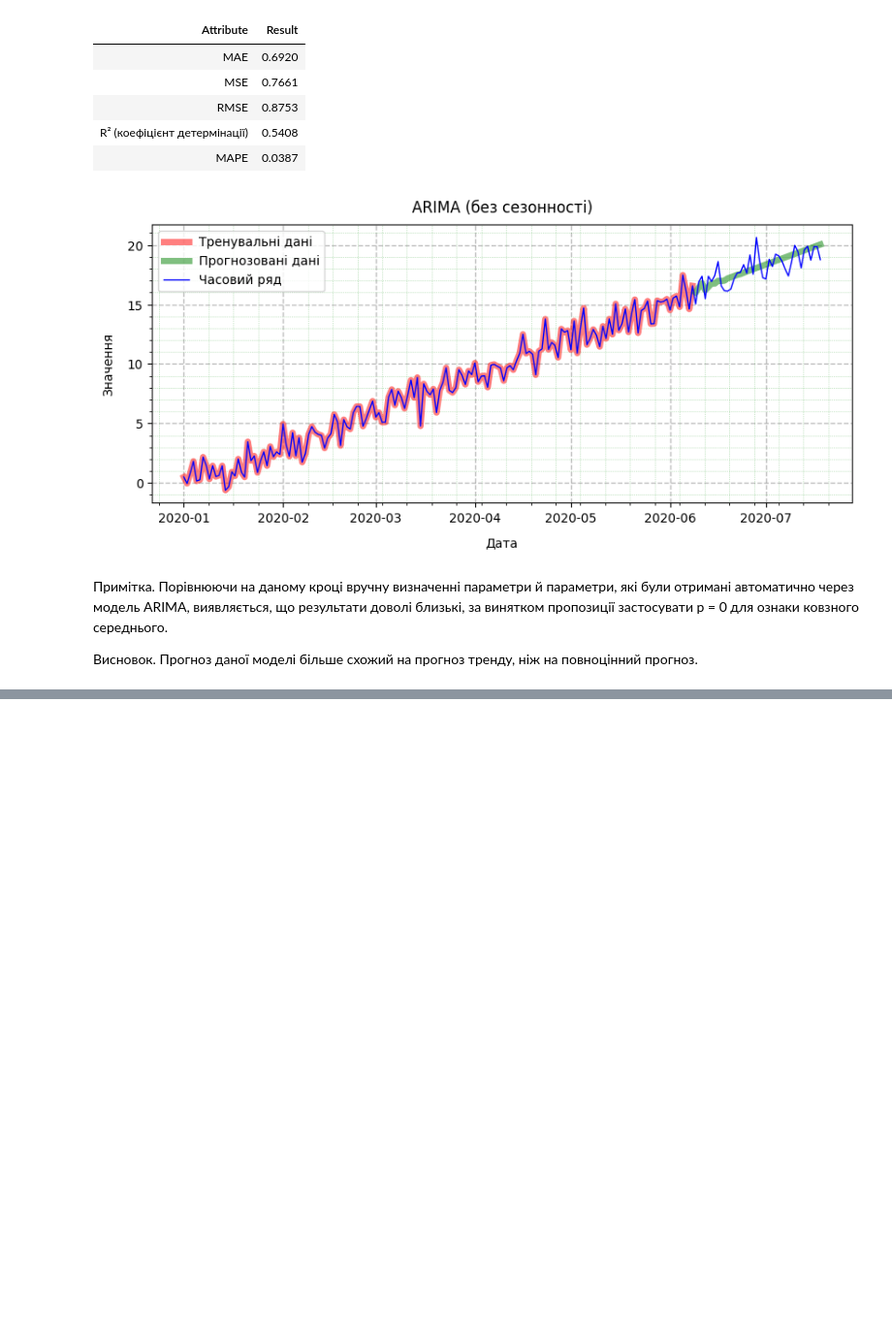
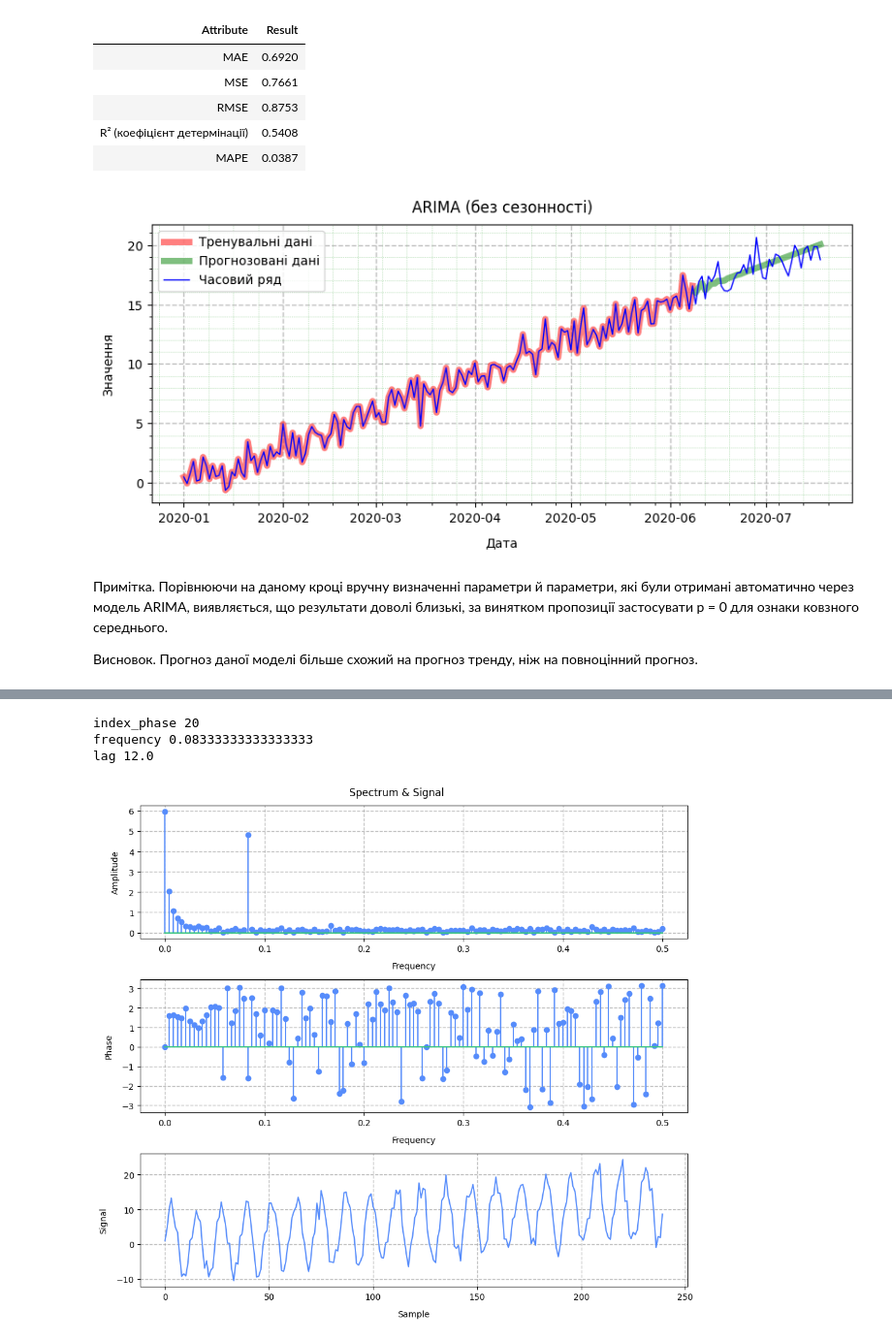
Before and after one commit to BogdanPinchuk/DataScience-PBY_HW16, a Jupyter notebook: Bohdan_Pinchuk_DS_HW16.ipynb, the cells around one changed output, grey strips where cells are left out. Shown at 97% size. Saved outputs shown, nothing was run; the diff lists cells and outputs as text; code cells hidden in the pictures; blank space fills up the shorter version.

Commit message:
[Homework16] - implemented fourier plotting

```diff
--- a/Bohdan_Pinchuk_DS_HW16.ipynb
+++ b/Bohdan_Pinchuk_DS_HW16.ipynb
@@ -865,0 +874,64 @@ plt.show()
+# %%
+# Аналіз наявності сезонності
+
+import numpy as np
+import apps.fourier as fr
+from scipy.fft import rfft, irfft, rfftfreq
+
+# Input data
+save_size = 0.17
+save_level = 0.5
+temp_df = df_seasonal.copy()
+temp_df["id"] = temp_df.index
+original_array = temp_df["y"].to_numpy()
+
+# Solution
+n_array = len(original_array)
+spectrum = rfft(original_array)
+n_spectrum = len(spectrum)
+amplitudes = np.asarray(np.abs(spectrum) / n_array)
+phases = np.asarray(np.angle(spectrum))
+frequencies = rfftfreq(n_array)
+
+max_amplitude = np.max(np.abs(amplitudes))
+drop_amplitude = max_amplitude * save_level
+
+n_save = int(n_spectrum * save_size)
+
+changed_amplitudes = []
+changed_phases = []
+
+for idx in range(n_spectrum):
+    amplitude = amplitudes[idx]
+    phase = phases[idx]
+
+    if idx > n_save:
+        amplitude = 0.0
+        phase = 0.0
+
+    if np.abs(amplitude) < drop_amplitude:
+        amplitude = 0.0
+        phase = 0.0
+
+    changed_amplitudes.append(amplitude)
+    changed_phases.append(phase)
+
+changed_amplitudes = np.asarray(changed_amplitudes)
+changed_phases = np.asarray(changed_phases)
+
+recovered_spectrum = changed_amplitudes * np.exp(1j * changed_phases) * n_array
+recovered_array = irfft(recovered_spectrum, n=n_array)
+
+index_phase = np.argmax(np.abs(changed_phases))
+print("index_phase", index_phase)
+frequency = frequencies[index_phase]
+print("frequency", frequency)
+lag = 1 / frequency
+print("lag", lag)
+
+fr.plot_signal_spectrum(original_array, figsize=(10, 9))
+# %% [output]
+index_phase 20
+frequency 0.08333333333333333
+lag 12.0
+[figure, added]
```
Also changed, not shown: parts of 4 cells of this notebook, 2 other files.
